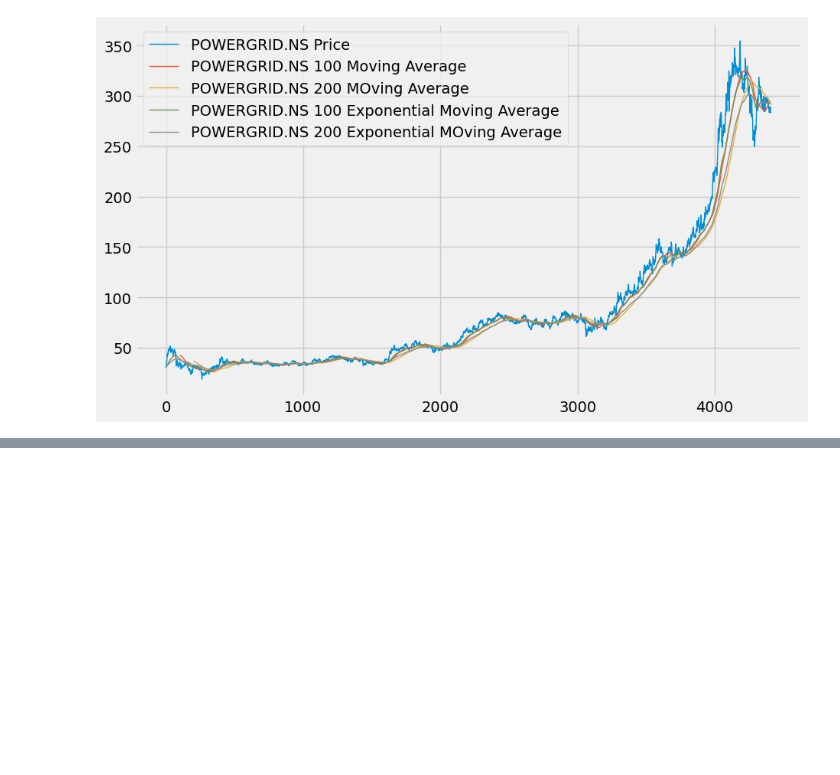
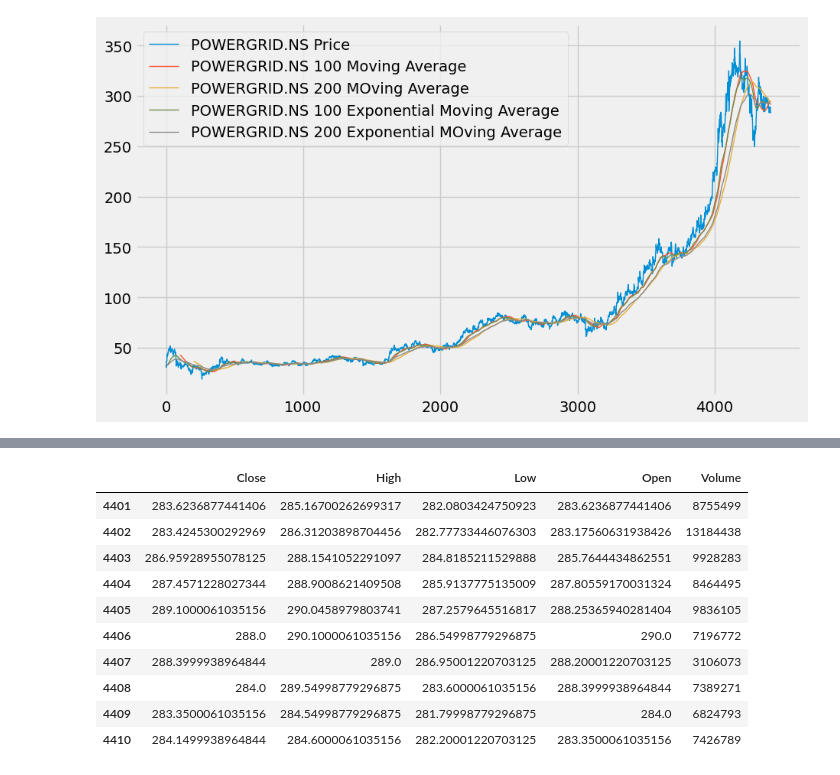
Before and after one commit to kamijoseph/LSTM-Stocks-Price, a Jupyter notebook: notebooks/main.ipynb, the cells around one changed output, grey strips where cells are left out. Drawn from its saved outputs; the diff is of its cells as text; code cells hidden in the pictures; blank space fills up the shorter version.

```diff
--- a/notebooks/main.ipynb
+++ b/notebooks/main.ipynb
@@ -435,0 +470,14 @@ plt.show()
+# %%
+data.tail(10)
+# %% [output]
+|  | Close | High | Low | Open | Volume |
+| 4401 | 283.6236877441406 | 285.16700262699317 | 282.0803424750923 | 283.6236877441406 | 8755499 |
+| 4402 | 283.4245300292969 | 286.31203898704456 | 282.77733446076303 | 283.17560631938426 | 13184438 |
+| 4403 | 286.95928955078125 | 288.1541052291097 | 284.8185211529888 | 285.7644434862551 | 9928283 |
+| 4404 | 287.4571228027344 | 288.9008621409508 | 285.9137775135009 | 287.80559170031324 | 8464495 |
+| 4405 | 289.1000061035156 | 290.0458979803741 | 287.2579645516817 | 288.25365940281404 | 9836105 |
+| 4406 | 288.0 | 290.1000061035156 | 286.54998779296875 | 290.0 | 7196772 |
+| 4407 | 288.3999938964844 | 289.0 | 286.95001220703125 | 288.20001220703125 | 3106073 |
+| 4408 | 284.0 | 289.54998779296875 | 283.6000061035156 | 288.3999938964844 | 7389271 |
+| 4409 | 283.3500061035156 | 284.54998779296875 | 281.79998779296875 | 284.0 | 6824793 |
+| 4410 | 284.1499938964844 | 284.6000061035156 | 282.20001220703125 | 283.3500061035156 | 7426789 |
```
Also changed, not shown: parts of 11 cells of this notebook.
